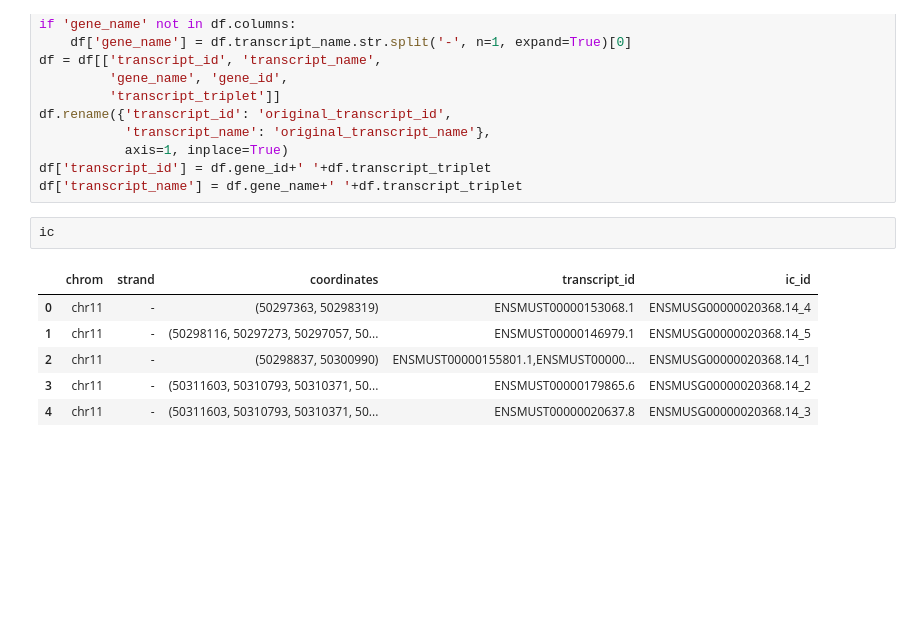
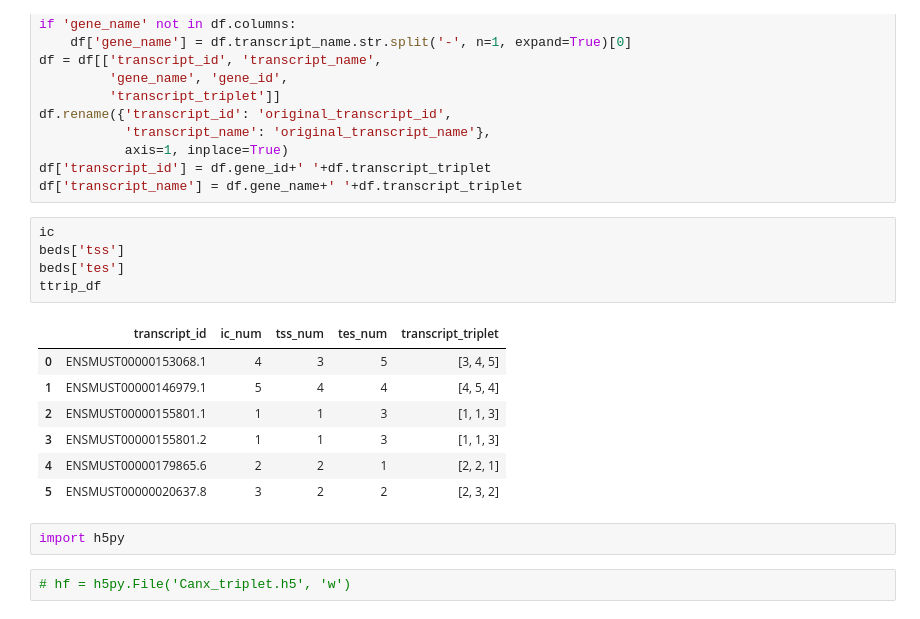
Before and after one commit to mortazavilab/cerberus, a Jupyter notebook: dev.ipynb, the cells around one changed output. Drawn from its saved outputs; the diff is of its cells as text; blank space fills up the shorter version.

```diff
--- a/dev.ipynb
+++ b/dev.ipynb
@@ -867,10 +867,18 @@ df['transcript_id'] = df.gene_id+' '+df.transcript_triplet
 df['transcript_name'] = df.gene_name+' '+df.transcript_triplet
 # %%
 ic
+beds['tss']
+beds['tes']
+ttrip_df
 # %% [output]
-|  | chrom | strand | coordinates | transcript_id | ic_id |
-| 0 | chr11 | - | (50297363, 50298319) | ENSMUST00000153068.1 | ENSMUSG00000020368.14_4 |
-| 1 | chr11 | - | (50298116, 50297273, 50297057, 50... | ENSMUST00000146979.1 | ENSMUSG00000020368.14_5 |
-| 2 | chr11 | - | (50298837, 50300990) | ENSMUST00000155801.1,ENSMUST00000... | ENSMUSG00000020368.14_1 |
-| 3 | chr11 | - | (50311603, 50310793, 50310371, 50... | ENSMUST00000179865.6 | ENSMUSG00000020368.14_2 |
-| 4 | chr11 | - | (50311603, 50310793, 50310371, 50... | ENSMUST00000020637.8 | ENSMUSG00000020368.14_3 |
+|  | transcript_id | ic_num | tss_num | tes_num | transcript_triplet |
+| 0 | ENSMUST00000153068.1 | 4 | 3 | 5 | [3, 4, 5] |
+| 1 | ENSMUST00000146979.1 | 5 | 4 | 4 | [4, 5, 4] |
+| 2 | ENSMUST00000155801.1 | 1 | 1 | 3 | [1, 1, 3] |
+| 3 | ENSMUST00000155801.2 | 1 | 1 | 3 | [1, 1, 3] |
+| 4 | ENSMUST00000179865.6 | 2 | 2 | 1 | [2, 2, 1] |
+| 5 | ENSMUST00000020637.8 | 3 | 2 | 2 | [2, 3, 2] |
+# %%
+import h5py
+# %%
+# hf = h5py.File('Canx_triplet.h5', 'w')
```
Also changed, not shown: parts of 7 cells of this notebook, 4 other files.
